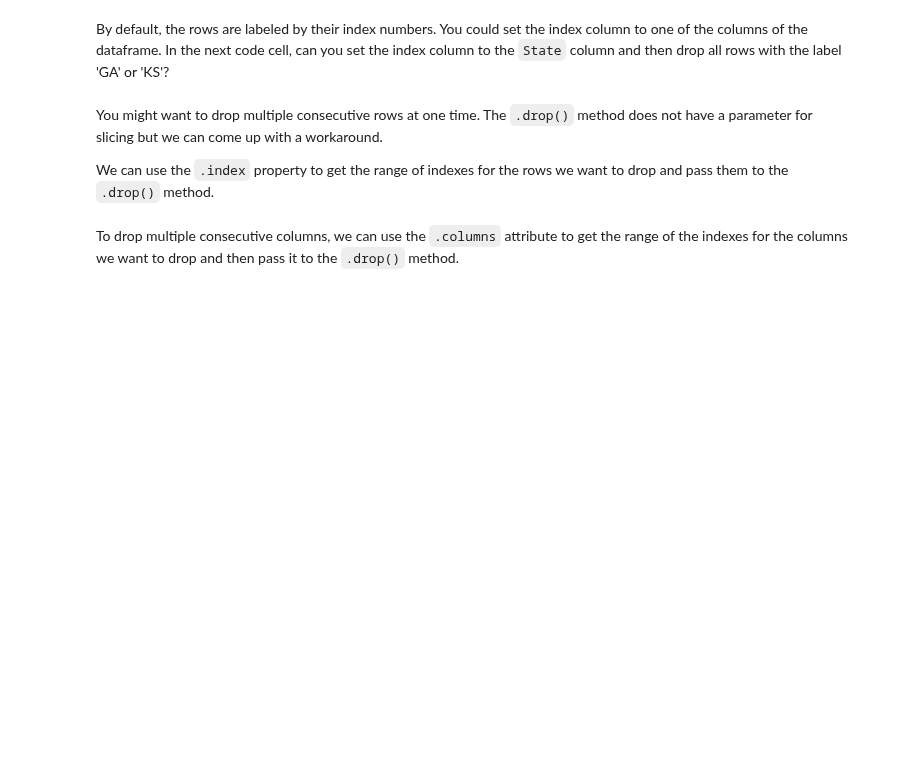
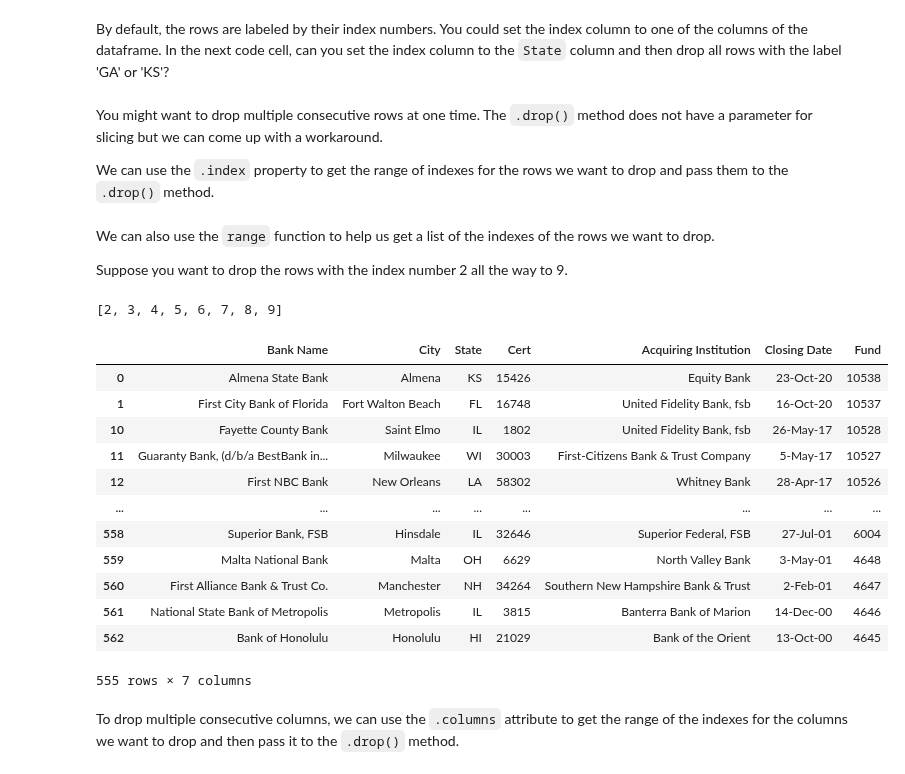
Before and after one commit to ithaka/constellate-notebooks, a Jupyter notebook: pandas-2.ipynb, the cells around one changed output. Saved outputs shown, nothing was run; the diff lists cells and outputs as text; code cells hidden in the pictures; blank space fills up the shorter version.

```diff
--- a/pandas-2.ipynb
+++ b/pandas-2.ipynb
@@ -220,6 +262,32 @@ We can use the `.index` property to get the range of indexes for the rows we wan
 # %%
 # Drop multiple consecutive rows
 df.drop(df.index[2:5], axis=0)
+# %% [markdown]
+We can also use the `range` function to help us get a list of the indexes of the rows we want to drop.
+
+Suppose you want to drop the rows with the index number 2 all the way to 9.
+# %%
+# Use the range function to get a list of consecutive integers
+list(range(2, 10))
+# %% [output]
+[2, 3, 4, 5, 6, 7, 8, 9]
+# %%
+# Drop multiple consecutive rows
+df.drop(list(range(2,10)), axis=0)
+# %% [output]
+|  | Bank Name | City | State | Cert | Acquiring Institution | Closing Date | Fund |
+| 0 | Almena State Bank | Almena | KS | 15426 | Equity Bank | 23-Oct-20 | 10538 |
+| 1 | First City Bank of Florida | Fort Walton Beach | FL | 16748 | United Fidelity Bank, fsb | 16-Oct-20 | 10537 |
+| 10 | Fayette County Bank | Saint Elmo | IL | 1802 | United Fidelity Bank, fsb | 26-May-17 | 10528 |
+| 11 | Guaranty Bank, (d/b/a BestBank in... | Milwaukee | WI | 30003 | First-Citizens Bank & Trust Company | 5-May-17 | 10527 |
+| 12 | First NBC Bank | New Orleans | LA | 58302 | Whitney Bank | 28-Apr-17 | 10526 |
+| ... | ... | ... | ... | ... | ... | ... | ... |
+| 558 | Superior Bank, FSB | Hinsdale | IL | 32646 | Superior Federal, FSB | 27-Jul-01 | 6004 |
+| 559 | Malta National Bank | Malta | OH | 6629 | North Valley Bank | 3-May-01 | 4648 |
+| 560 | First Alliance Bank & Trust Co. | Manchester | NH | 34264 | Southern New Hampshire Bank & Trust | 2-Feb-01 | 4647 |
+| 561 | National State Bank of Metropolis | Metropolis | IL | 3815 | Banterra Bank of Marion | 14-Dec-00 | 4646 |
+| 562 | Bank of Honolulu | Honolulu | HI | 21029 | Bank of the Orient | 13-Oct-00 | 4645 |
+555 rows × 7 columns
 # %% [markdown]
 To drop multiple consecutive columns, we can use the `.columns` attribute to get the range of the indexes for the columns we want to drop and then pass it to the `.drop()` method.
 # %%
```
Also changed, not shown: parts of 8 cells of this notebook.
